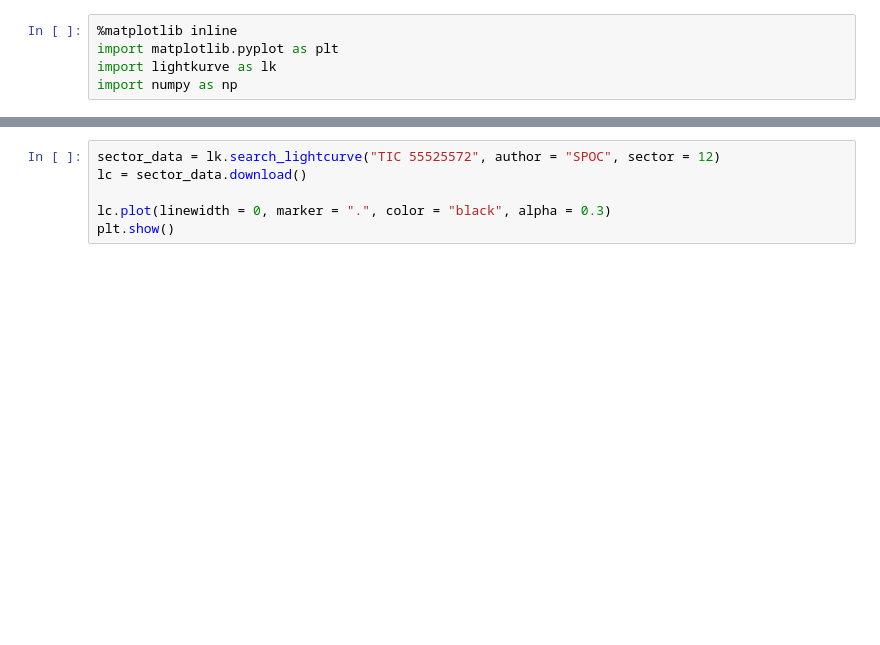
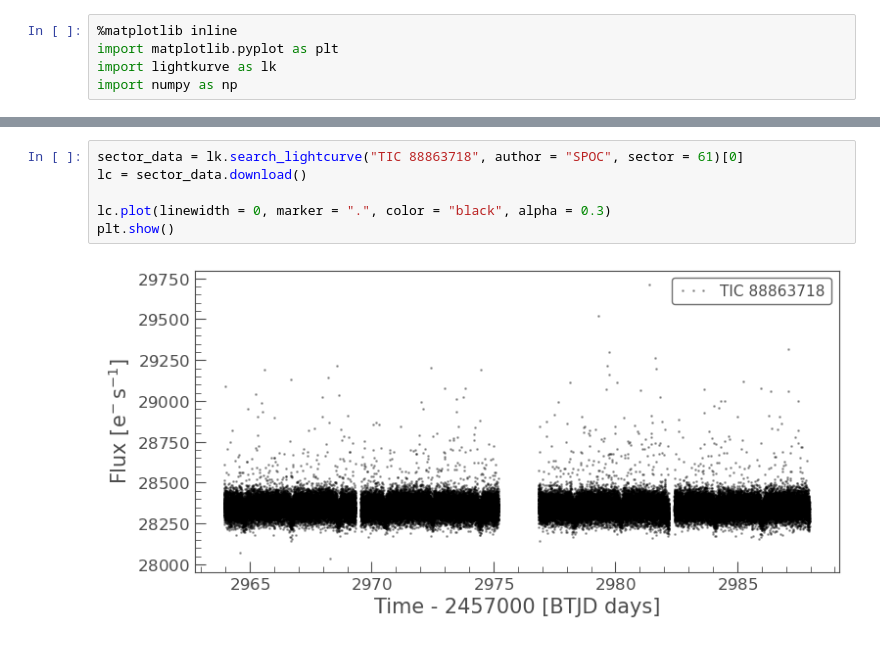
Before and after one commit to pdrolucasz/transit-method-exoplanet, a Jupyter notebook: Main_Centroid_Position_Validation.ipynb, the cells around one changed output, grey strips where cells are left out. Saved outputs shown, nothing was run; the diff lists cells and outputs as text; blank space fills up the shorter version.

```diff
--- a/Main_Centroid_Position_Validation.ipynb
+++ b/Main_Centroid_Position_Validation.ipynb
@@ -51,10 +49,12 @@ def plot_centroids(lc, transit_time=None, window=None):
     plt.show()
 # %%
-sector_data = lk.search_lightcurve("TIC 55525572", author = "SPOC", sector = 12)
+sector_data = lk.search_lightcurve("TIC 88863718", author = "SPOC", sector = 61)[0]
 lc = sector_data.download()
 
 lc.plot(linewidth = 0, marker = ".", color = "black", alpha = 0.3)
 plt.show()
+# %% [output]
+[figure, added]
 # %%
 # bin the data (watch previous episode on binning)
 lc_bin = lc.bin(7/60/24)
```
Also changed, not shown: parts of 3 cells of this notebook, 5 other files.
